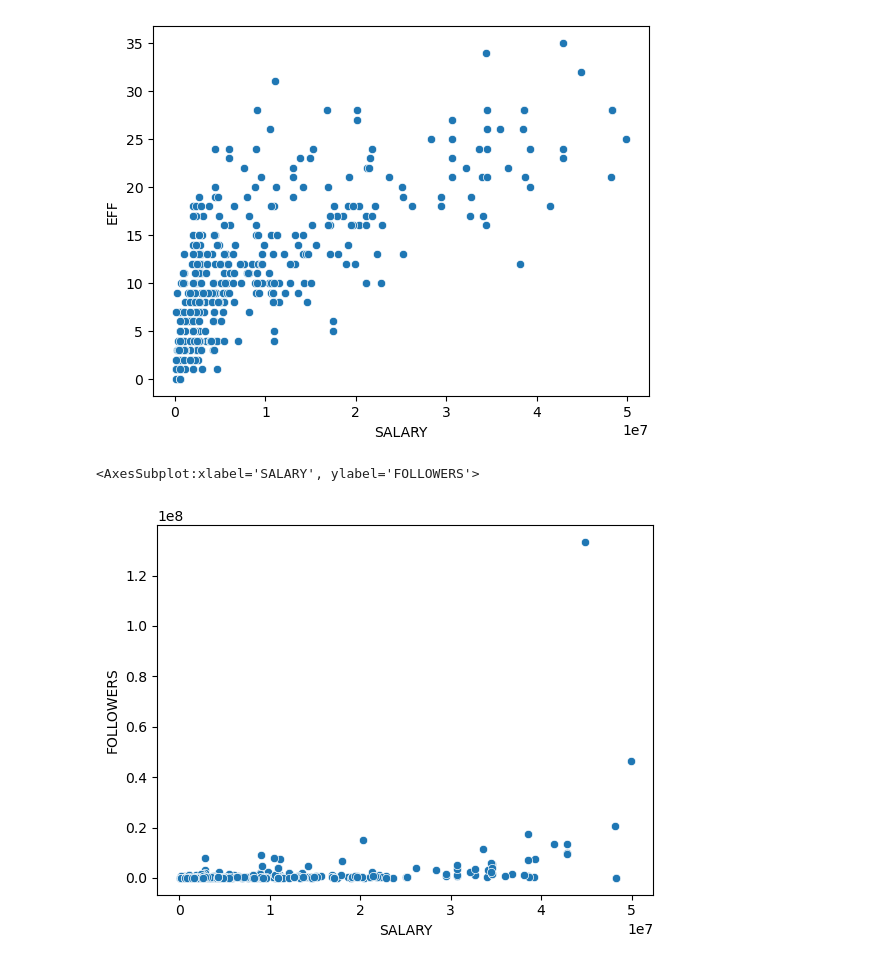
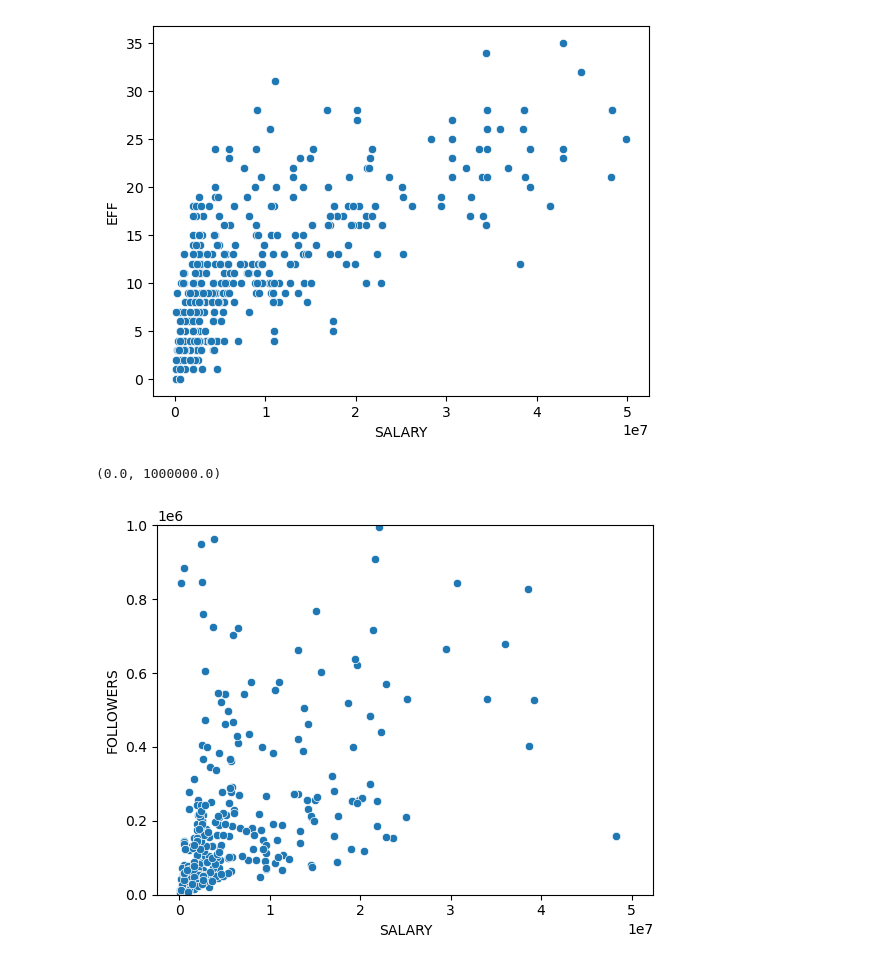
Before and after one commit to marcdalmaum/project_2, a Jupyter notebook: project_2.ipynb, the cells around one changed output. Drawn from its saved outputs; the diff is of its cells as text; code cells hidden in the pictures.

```diff
--- a/project_2.ipynb
+++ b/project_2.ipynb
@@ -69,7 +77,9 @@ df_2['EFF'] = df_2['PPG'] + df_2['RPG'] + df_2['APG'] + df_2['SPG'] + df_2['BPG'
 df_2.drop(columns=['TS%','PPG','RPG','APG','SPG','BPG','TOPG','MPPG'], inplace=True)
 # %%
+# Cleaning the remaining columns
+
 df_2['TEAM'] = df_2['TEAM'].replace('Tor','Toronto Raptors').replace('Mem','Memphis Grizzlies').replace('Mia','Miami Heat').replace('Bro','Brooklyn Nets').replace('Nor','New Orleans Pelicans').replace('Uta','Utah Jazz').replace('Mil','Milwaukee Bucks').replace('Cle','Cleveland Cavaliers').replace('Ind','Indiana Pacers').replace('Lal','Los Angeles Lakers').replace('Orl','Orlando Magic').replace('Nyk','New York Knicks').replace('Nor','New Orleans Pelicans').replace('Hou','Houston Rockets').replace('Was','Washington Wizards').replace('Pho','Phoenix Suns').replace('Sac','Sacramento Kings').replace('Det','Detroit Pistons').replace('Cha','Charlotte Hornets').replace('Chi','Chicago Bulls').replace('Atl','Atlanta Hawks').replace('Den','Denver Nuggets').replace('Phi','Philadelphia 76ers').replace('San','San Antonio Spurs').replace('Lac','Los Angeles Clippers').replace('Okc','Oklahoma City Thunder').replace('Min','Minnesota Timberwolves').replace('Dal','Dallas Mavericks').replace('Gol','Golden State Warriors').replace('Por','Portland Trail Blazers').replace('Bos','Boston Celtics')
-df_2['POS'] = df_2['POS'].replace('G','Guard').replace('F','Forward').replace('C','Center').replace('C-F','Center-Forward').replace('F-C','Forward-Center').replace('F-G','Forward-Guard').replace('G-F','Guard-Forward')
+df_2['POS'] = df_2['POS'].replace('G','Point Guard (1)').replace('F','Small Forward (3)').replace('C','Center (5)').replace('C-F','Power Forward (4)').replace('F-C','Power Forward (4)').replace('F-G','Shooting Guard (2)').replace('G-F','Shooting Guard (2)')
 df_2['AGE'] = df_2['AGE'].astype(int)
 df_2
 # %% [output]
@@ -316,6 +314,7 @@ sns.scatterplot(x="SALARY", y="EFF", data=final_df)
 [figure]
 # %%
 sns.scatterplot(x="SALARY", y="FOLLOWERS", data=final_df)
+plt.ylim(0, 1000000)
 # %% [output]
-<AxesSubplot:xlabel='SALARY', ylabel='FOLLOWERS'>
+(0.0, 1000000.0)
-[figure, old version]
+[figure, new version]
```
Also changed, not shown: parts of 22 cells of this notebook.
